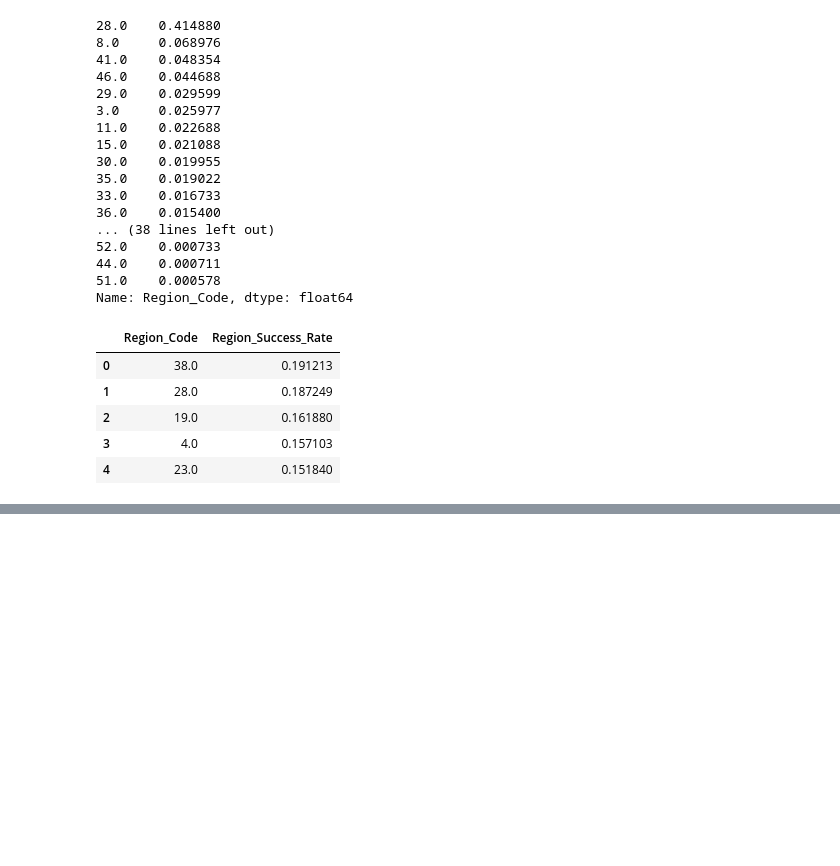
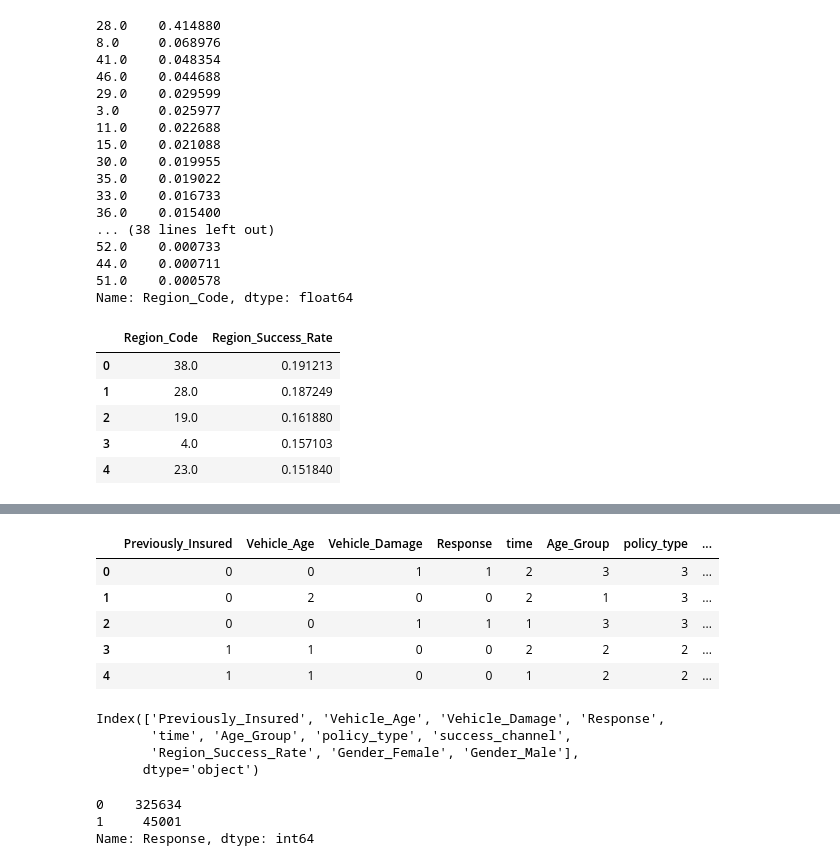
Before and after one commit to aloksingh43/HEALTH_INSURANCE_CROSS_SELL_PREDICTION, a Jupyter notebook: HEALTH_INSURANCE_CROSS_SELL_PREDICTION.ipynb, the cells around one changed output, grey strips where cells are left out. Saved outputs shown, nothing was run; the diff lists cells and outputs as text; code cells hidden in the pictures; blank space fills up the shorter version.

```diff
--- a/HEALTH_INSURANCE_CROSS_SELL_PREDICTION.ipynb
+++ b/HEALTH_INSURANCE_CROSS_SELL_PREDICTION.ipynb
@@ -584,0 +625,39 @@ df_region.head()
+# %%
+### Data encoding
+#label encoding
+encoders_nums = {"Vehicle_Age":{"> 2 Years":0,"< 1 Year":1,'1-2 Year':2},
+                 "Vehicle_Damage":{"Yes":1,"No":0},
+                 "Age_Group":{"Old_Age":1,"Young_Age":2,"Middle_Age":3},
+                 "time":{"New_customer":1,"Old_customer":2,"medium_customer":3},
+                 "policy_type":{"low_Premium_policy":1,"average_Premium_policy":2,"high_Premium_policy":3},
+                 "success_channel":{'low_success_channel':1,'medium_success_channel':2,'highly_success_channel':3}
+
+
+                 }
+
+df= df.replace(encoders_nums)
+# %%
+df = pd.get_dummies(df, columns=["Gender"])
+# %%
+df.head()
+# %% [output]
+|  | Previously_Insured | Vehicle_Age | Vehicle_Damage | Response | time | Age_Group | policy_type | ... |
+| 0 | 0 | 0 | 1 | 1 | 2 | 3 | 3 | ... |
+| 1 | 0 | 2 | 0 | 0 | 2 | 1 | 3 | ... |
+| 2 | 0 | 0 | 1 | 1 | 1 | 3 | 3 | ... |
+| 3 | 1 | 1 | 0 | 0 | 2 | 2 | 2 | ... |
+| 4 | 1 | 1 | 0 | 0 | 1 | 2 | 2 | ... |
+# %%
+df.columns
+# %% [output]
+Index(['Previously_Insured', 'Vehicle_Age', 'Vehicle_Damage', 'Response',
+       'time', 'Age_Group', 'policy_type', 'success_channel',
+       'Region_Success_Rate', 'Gender_Female', 'Gender_Male'],
+      dtype='object')
+# %%
+# data is imbalance so we will apply  smote
+df['Response'].value_counts()
+# %% [output]
+0    325634
+1     45001
+Name: Response, dtype: int64
```
Also changed, not shown: parts of 8 cells of this notebook.
